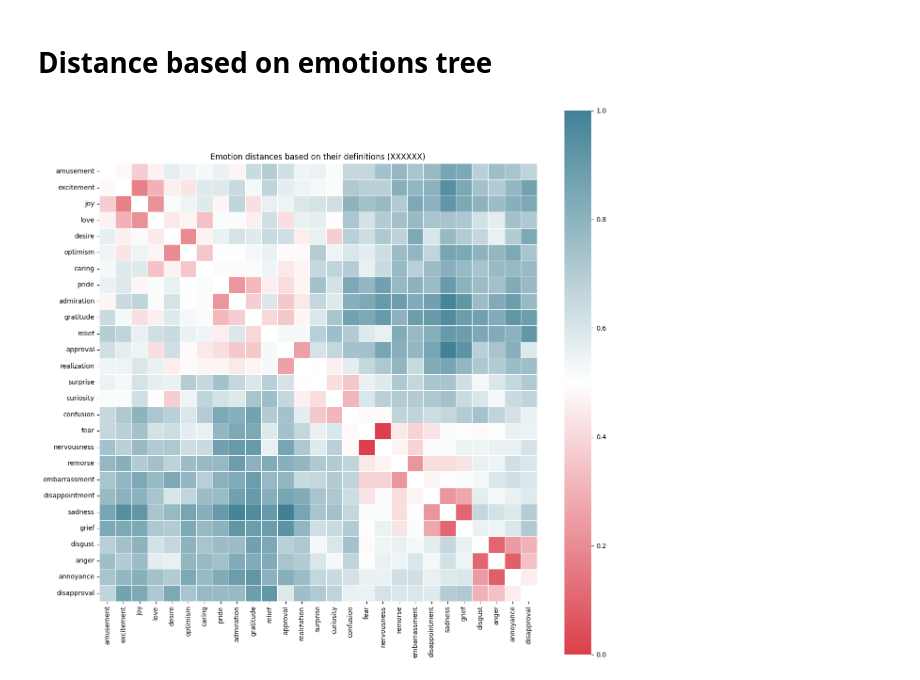
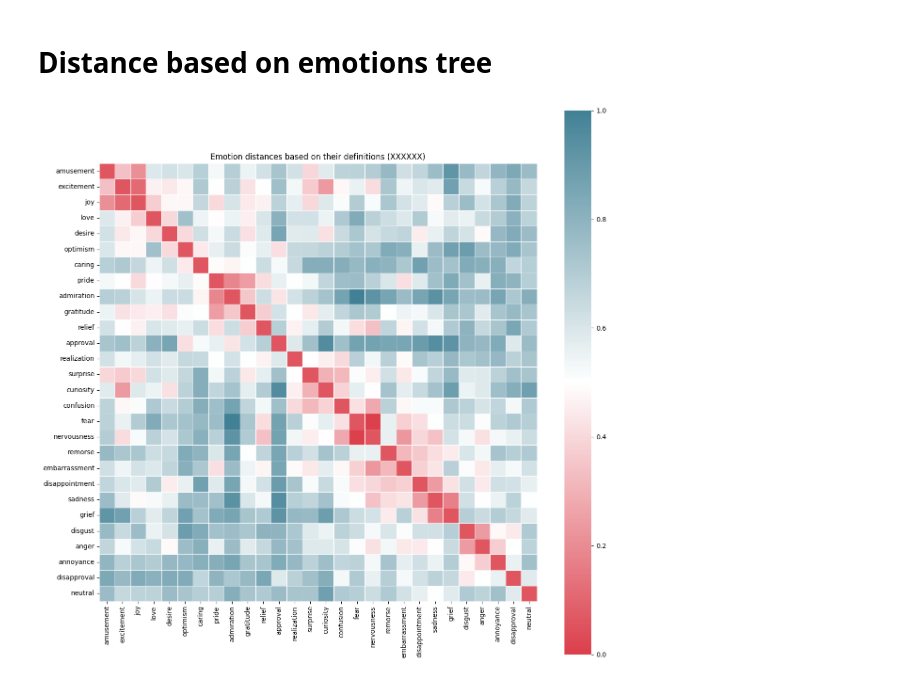
Before and after one commit to AminMohamed-3/LEGO, a Jupyter notebook: Dataset/distance_embd.ipynb, the cells around one changed output. Saved outputs shown, nothing was run; the diff lists cells and outputs as text; code cells hidden in the pictures.

Commit message:
First sweep in distance calculation (with neutral included)

```diff
--- a/Dataset/distance_embd.ipynb
+++ b/Dataset/distance_embd.ipynb
@@ -95,6 +129,6 @@ def get_embeddings(text):
 # %%
 for emotion in emotions:
-    embedding = get_embeddings(definitions[emotion])
+    embedding = get_text_embeddings(definitions[emotion])
     collection.upsert(
         ids=label2id[emotion],
         embeddings=embedding,
@@ -107,7 +141,7 @@ for emotion in emotions:
         "embeddings"
     ][0]
     result = collection.query(
-        embedding, n_results=27, include=["distances", "documents"]
+        embedding, n_results=28, include=["distances", "documents"]
     )
     ids = result["ids"][0]
     indexes = [(pos, int(idx)) for pos, idx in enumerate(ids)]
@@ -153,7 +187,7 @@ for i, emotion1 in enumerate(emotions):
     for j, emotion2 in enumerate(emotions):
         distances_tree[i, j] = get_distance([emotion1], [emotion2])
 
-distances_tree[distances_tree < 0] = 0.5
+#distances_tree[distances_tree < 0] = 0.5
 # %%
 import matplotlib as mpl
 import seaborn as sns
@@ -164,20 +198,20 @@ cmap = mpl.colors.LinearSegmentedColormap.from_list(
 )
 # %%
 plt.figure(figsize=(15, 15))
-beta = 0.5
+beta = 0.25
 combined = (distances_tree * beta) + (distances_embed * (1 - beta))
 combined = (combined - combined.min()) / (combined.max() - combined.min())
-np.fill_diagonal(combined, 0.5)
+#np.fill_diagonal(combined, 0.5)
 sns.heatmap(
     combined,
     cmap=cmap,
     square=True,
     xticklabels=list(emotions),
     yticklabels=list(emotions),
     linewidths=0.5,
 )
 plt.xticks(rotation=90)
 plt.title("Emotion distances based on their definitions (XXXXXX)")
 plt.show()
 # %% [output]
-[figure, old version]
+[figure, new version]
```
Also changed, not shown: parts of 9 cells of this notebook, 9 other files.
